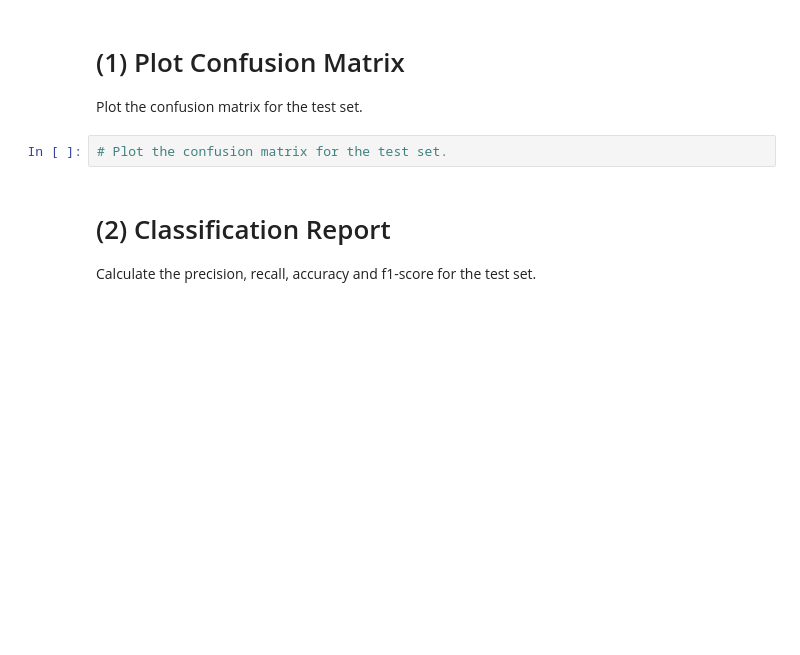
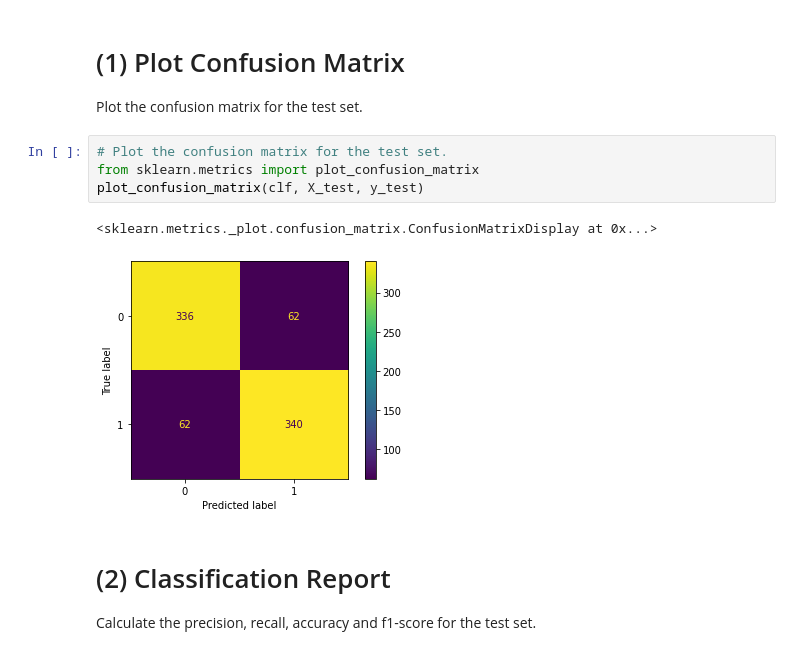
Before and after one commit to VishalShah1999/Visulization_ML, a Jupyter notebook: Homework_3_CS_GY_9223.ipynb, the cells around one changed output. Drawn from its saved outputs; the diff is of its cells as text; blank space fills up the shorter version.

```diff
--- a/Homework_3_CS_GY_9223.ipynb
+++ b/Homework_3_CS_GY_9223.ipynb
@@ -65,6 +65,11 @@ array([0, 0, 1, 1, 0, 0, 1, 0, 0, 1, 1, 1, 0, 0, 1, 1, 1, 0, 1, 1, 0, 1,
 Plot the confusion matrix for the test set.
 # %%
 # Plot the confusion matrix for the test set.
+from sklearn.metrics import plot_confusion_matrix
+plot_confusion_matrix(clf, X_test, y_test)
+# %% [output]
+<sklearn.metrics._plot.confusion_matrix.ConfusionMatrixDisplay at 0x...>
+[figure, added]
 # %% [markdown]
 # (2) Classification Report
 
```
Also changed, not shown: parts of 2 cells of this notebook.
